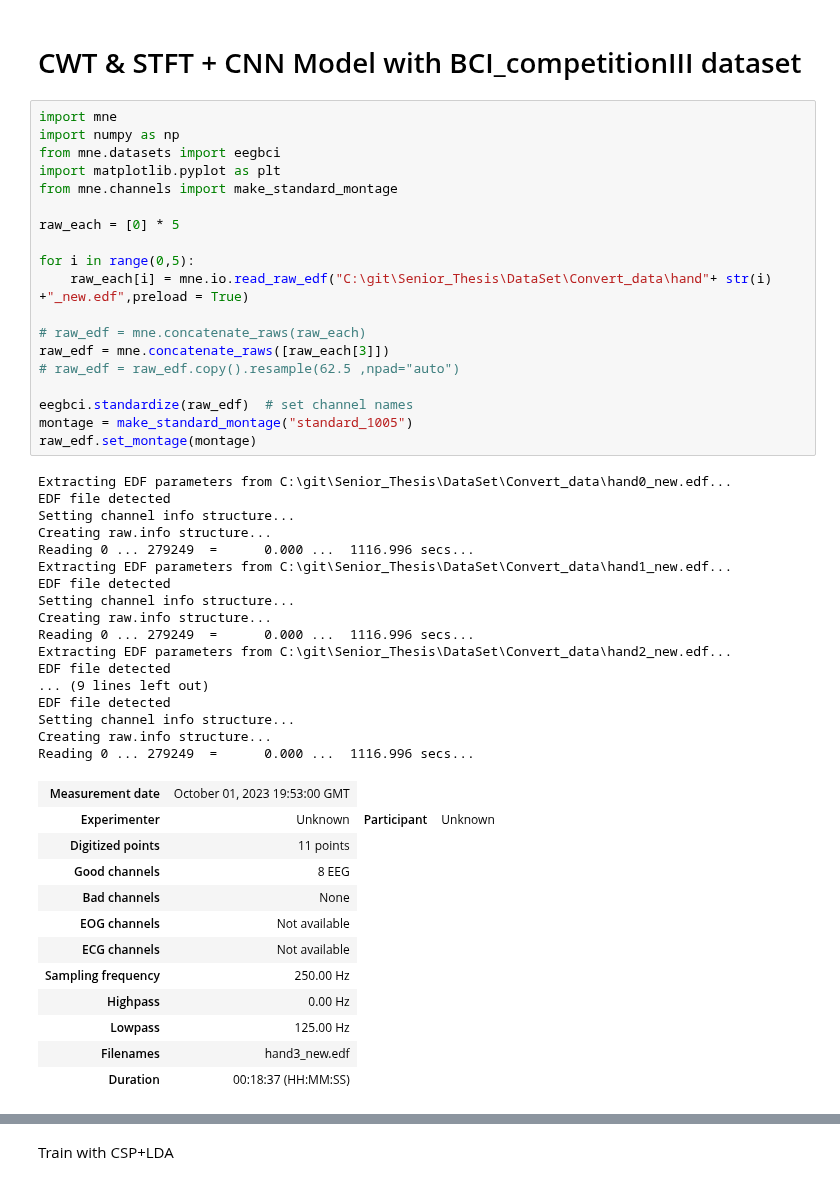
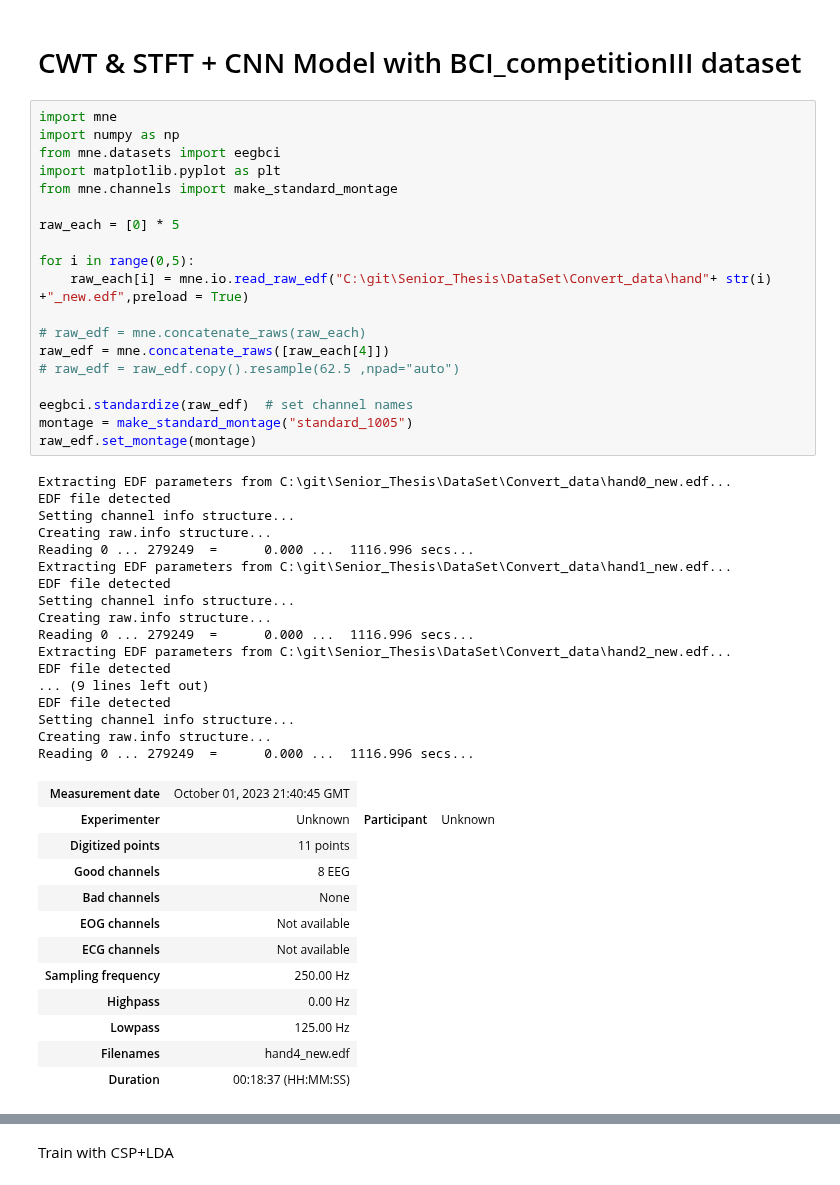
Before and after one commit to pipogood/Senior_Thesis, a Jupyter notebook: CWT_Unicorn.ipynb, the cells around one changed output, grey strips where cells are left out. Saved outputs shown, nothing was run; the diff lists cells and outputs as text.

```diff
--- a/CWT_Unicorn.ipynb
+++ b/CWT_Unicorn.ipynb
@@ -9,35 +9,35 @@ from mne.channels import make_standard_montage
 
 raw_each = [0] * 5
 
 for i in range(0,5):
     raw_each[i] = mne.io.read_raw_edf("C:\git\Senior_Thesis\DataSet\Convert_data\hand"+ str(i) +"_new.edf",preload = True)
 
 # raw_edf = mne.concatenate_raws(raw_each)
-raw_edf = mne.concatenate_raws([raw_each[3]])
+raw_edf = mne.concatenate_raws([raw_each[4]])
 # raw_edf = raw_edf.copy().resample(62.5 ,npad="auto")
 
 eegbci.standardize(raw_edf)  # set channel names
 montage = make_standard_montage("standard_1005")
 raw_edf.set_montage(montage)
 # %% [output]
 Extracting EDF parameters from C:\git\Senior_Thesis\DataSet\Convert_data\hand0_new.edf...
 EDF file detected
 Setting channel info structure...
 Creating raw.info structure...
 Reading 0 ... 279249  =      0.000 ...  1116.996 secs...
 Extracting EDF parameters from C:\git\Senior_Thesis\DataSet\Convert_data\hand1_new.edf...
 EDF file detected
 Setting channel info structure...
 Creating raw.info structure...
 Reading 0 ... 279249  =      0.000 ...  1116.996 secs...
 Extracting EDF parameters from C:\git\Senior_Thesis\DataSet\Convert_data\hand2_new.edf...
 EDF file detected
 ... (9 lines left out)
 EDF file detected
 Setting channel info structure...
 Creating raw.info structure...
 Reading 0 ... 279249  =      0.000 ...  1116.996 secs...
-| Measurement date | October 01, 2023 19:53:00 GMT |
+| Measurement date | October 01, 2023 21:40:45 GMT |
 | Experimenter | Unknown | Participant | Unknown |
 | Digitized points | 11 points |
 | Good channels | 8 EEG |
@@ -47,7 +47,7 @@ Reading 0 ... 279249  =      0.000 ...  1116.996 secs...
 | Sampling frequency | 250.00 Hz |
 | Highpass | 0.00 Hz |
 | Lowpass | 125.00 Hz |
-| Filenames | hand3_new.edf |
+| Filenames | hand4_new.edf |
 | Duration | 00:18:37 (HH:MM:SS) |
 # %%
 import numpy as np
```
Also changed, not shown: parts of 23 cells of this notebook, 2 other files.
